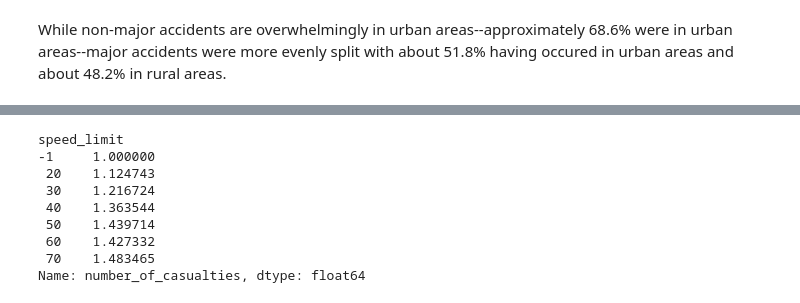
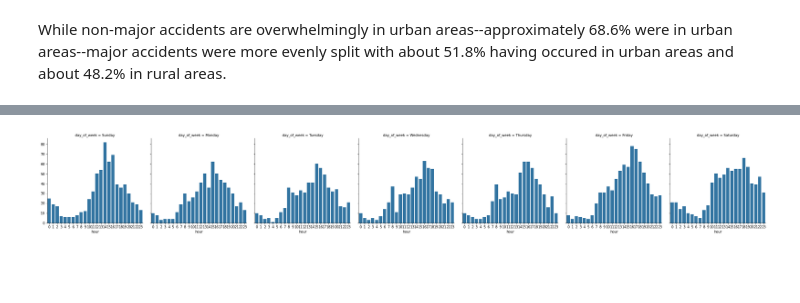
Before and after one commit to teruki-i/high_fatality_accidents, a Jupyter notebook: notebook.ipynb, the cells around one changed output, grey strips where cells are left out. Drawn from its saved outputs; the diff is of its cells as text; code cells hidden in the pictures; blank space fills up the shorter version.

Commit message:
added code to create facetgrid of major accidents by both day of week and time of day

```diff
--- a/notebook.ipynb
+++ b/notebook.ipynb
@@ -482,12 +462,7 @@ Name: speed_limit, Length: 91199, dtype: int64
-# %%
-accidents.groupby('speed_limit')['number_of_casualties'].mean()
-# %% [output]
-speed_limit
--1     1.000000
- 20    1.124743
- 30    1.216724
- 40    1.363544
- 50    1.439714
- 60    1.427332
- 70    1.483465
-Name: number_of_casualties, dtype: float64
+# %%
+g = sns.FacetGrid(major_accidents, col='day_of_week', col_order=days_of_week)
+g.map(sns.countplot, 'hour')
+plt.gcf().set_size_inches(30,5)
+plt.show()
+# %% [output]
+[figure, added]
```
Also changed, not shown: parts of 2 cells of this notebook.
